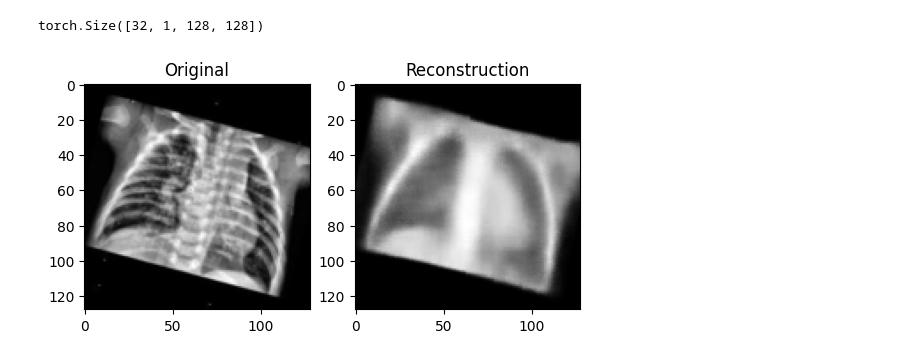
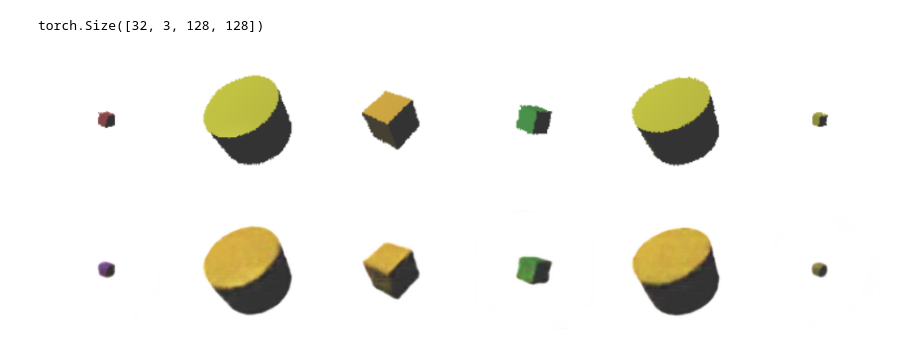
Before and after one commit to Igor-Roberto-Alves/DeepExplore, a Jupyter notebook: SimpleVAE.ipynb, the cells around one changed output. Drawn from its saved outputs; the diff is of its cells as text; code cells hidden in the pictures.

```diff
--- a/SimpleVAE.ipynb
+++ b/SimpleVAE.ipynb
@@ -36,0 +63,11 @@ ModuleNotFoundError: No module named 'torch'
+# %%
+transform = transforms.Compose([
+    transforms.Resize((128, 128)),
+    transforms.ToTensor()
+])
+
+dataset = CubeCylinderDataset(root_dir=".", transform=transform)
+
+print("Total de imagens:", len(dataset))
+img, label = dataset[0]
+print("Shape:", img.shape, "Label:", label)
@@ -177,32 +251,29 @@ Epoch 9: loss=184.9631
 # %%
-x = next(iter(dataloader))
+x, _ = next(iter(dataloader))
 print(x.shape)
 # %% [output]
-torch.Size([32, 1, 128, 128])
+torch.Size([32, 3, 128, 128])
 # %%
-import matplotlib.pyplot as plt
+old_model.eval()
 
-model.eval()
 with torch.no_grad():
-    x = next(iter(dataloader))
+    x, _ = next(iter(test_loader))
     x = x.to(device)
+    x_hat, mu, logvar = old_model(x)
 
-    # 1. Capture the full output tuple first
-    output_tuple = model(x)
+num_images = 6
+plt.figure(figsize=(12,4))
 
-    # 2. Extract the reconstruction (usually the first item)
-    # VAEs typically return: (reconstruction, mu, logvar)
-    x_hat_recon = output_tuple[0]
+for i in range(num_images):
+    plt.subplot(2, num_images, i+1)
+    plt.imshow(x[i].cpu().permute(1,2,0).numpy())
+    plt.axis("off")
 
-plt.subplot(1, 2, 1)
-# Note: x is on GPU, so .cpu() is required
-plt.imshow(x[0, 0].cpu().numpy(), cmap="gray")
-plt.title("Original")
 
-plt.subplot(1, 2, 2)
-# 3. Use the extracted reconstruction tensor here
-plt.imshow(x_hat_recon[0, 0].cpu().numpy(), cmap="gray")
-plt.title("Reconstruction")
+    plt.subplot(2, num_images, i+1+num_images)
+    plt.imshow(x_hat[i].cpu().permute(1,2,0).numpy())
+    plt.axis("off")
+
 plt.show()
 # %% [output]
-[figure, old version]
+[figure, new version]
```
Also changed, not shown: parts of 17 cells of this notebook, 36 other files.
